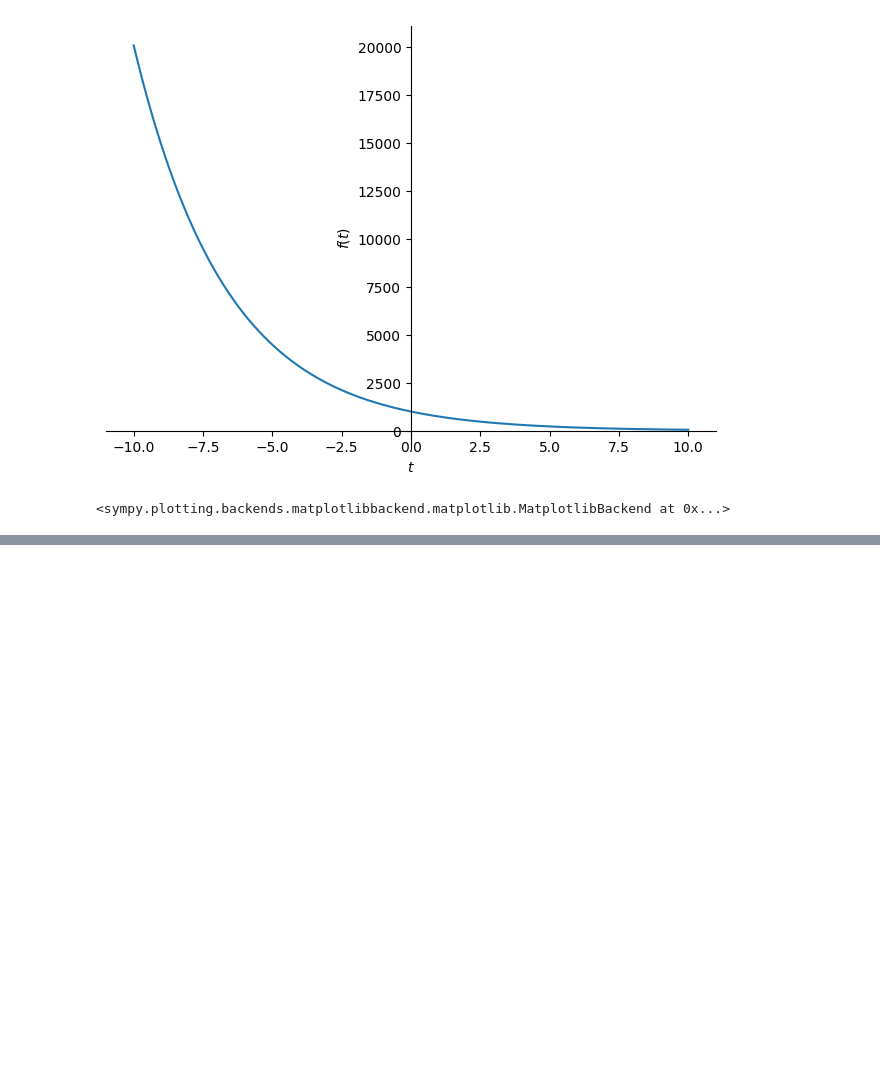
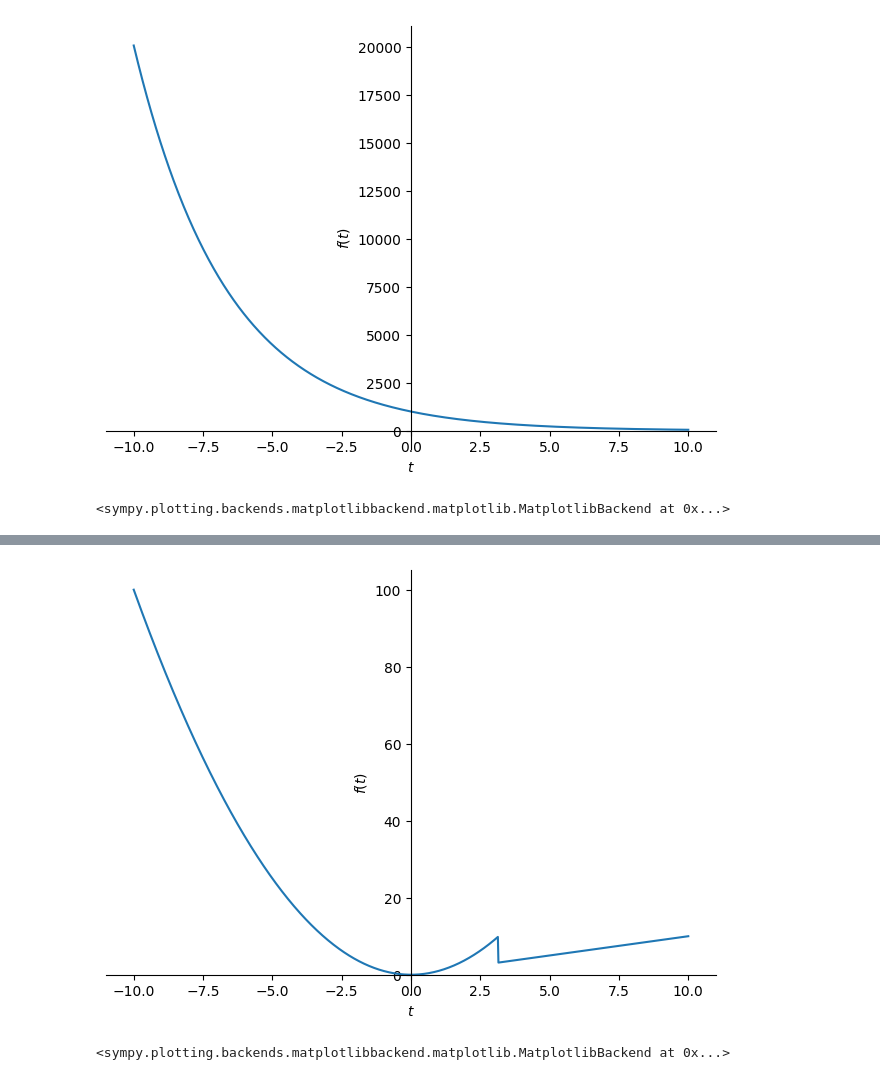
Before and after one commit to Wenypb/Simulacion, a Jupyter notebook: Tutorial_sympy.ipynb, the cells around one changed output, grey strips where cells are left out. Saved outputs shown, nothing was run; the diff lists cells and outputs as text; code cells hidden in the pictures; blank space fills up the shorter version.

```diff
--- a/Tutorial_sympy.ipynb
+++ b/Tutorial_sympy.ipynb
@@ -54,0 +68,6 @@ sp.plotting.plot(sol.rhs)
+# %%
+U= (t**2)+(t-t**2)*Y
+sp.plotting.plot(U)
+# %% [output]
+[figure, added]
+<sympy.plotting.backends.matplotlibbackend.matplotlib.MatplotlibBackend at 0x...>
```
Also changed, not shown: parts of 8 cells of this notebook.
